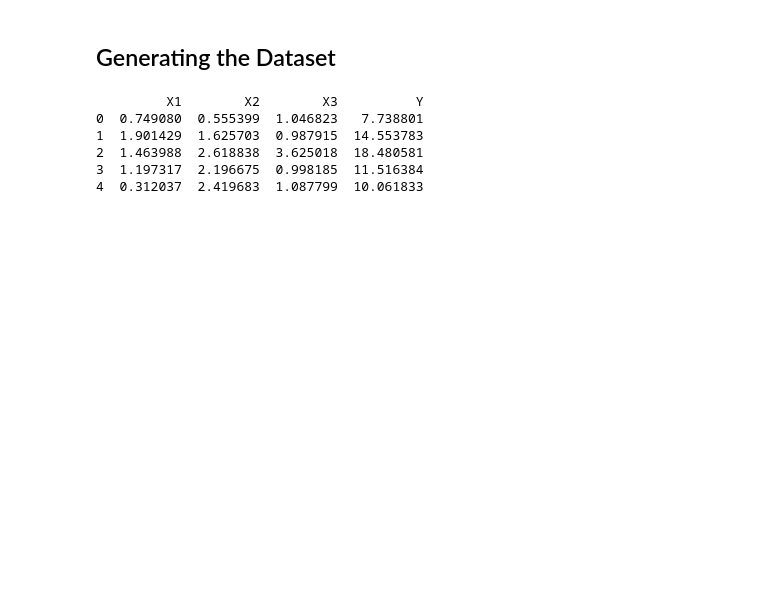
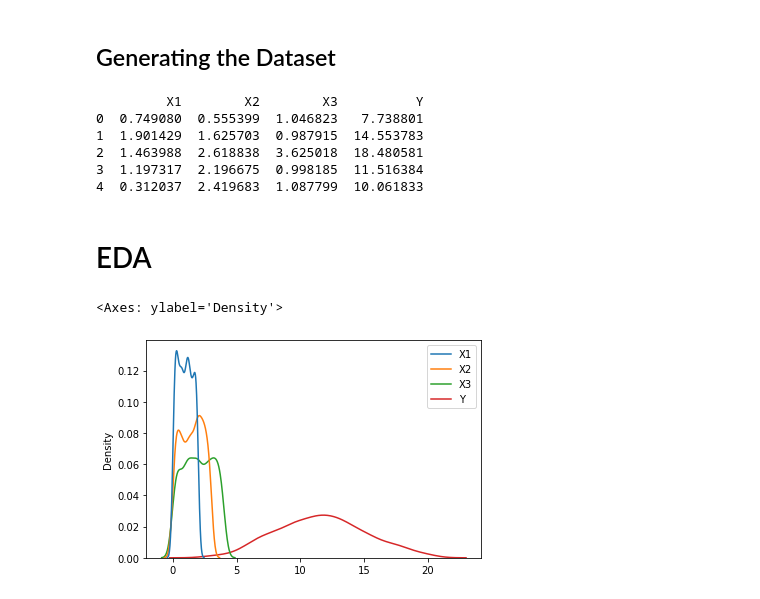
Before and after one commit to atomikkus/polynomial_regression, a Jupyter notebook: polynomial_regresion.ipynb, the cells around one changed output. Drawn from its saved outputs; the diff is of its cells as text; code cells hidden in the pictures; blank space fills up the shorter version.

```diff
--- a/polynomial_regresion.ipynb
+++ b/polynomial_regresion.ipynb
@@ -37,3 +37,10 @@ print(data.head())
 2  1.463988  2.618838  3.625018  18.480581
 3  1.197317  2.196675  0.998185  11.516384
 4  0.312037  2.419683  1.087799  10.061833
+# %% [markdown]
+# EDA
+# %%
+sns.kdeplot(data)
+# %% [output]
+<Axes: ylabel='Density'>
+[figure, added]
```
Also changed, not shown: parts of 2 cells of this notebook.
